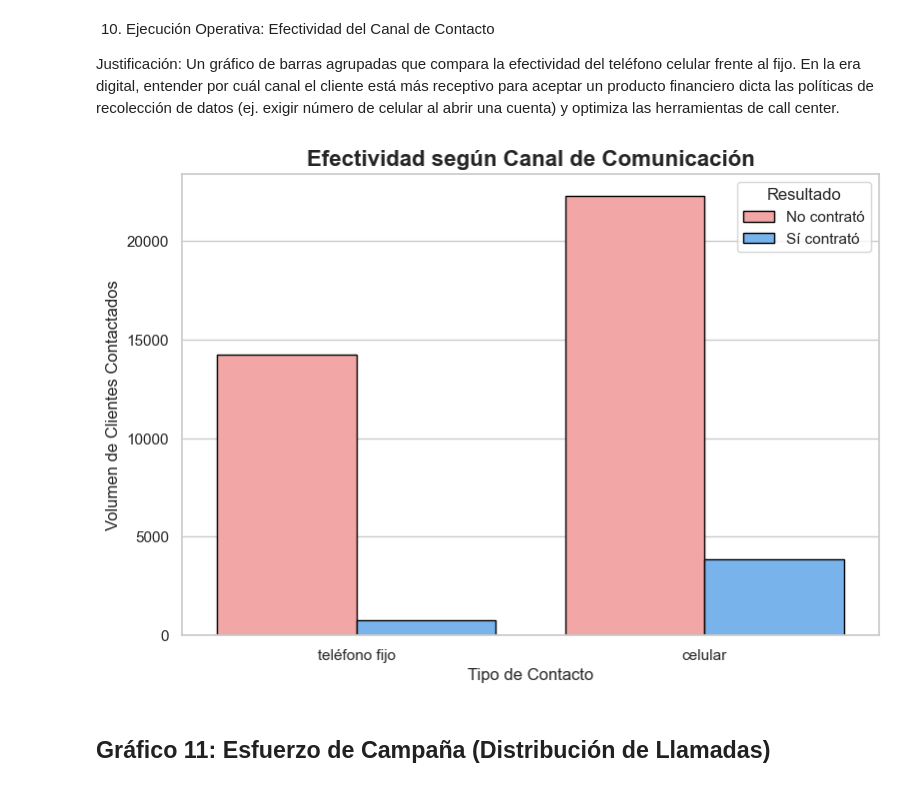
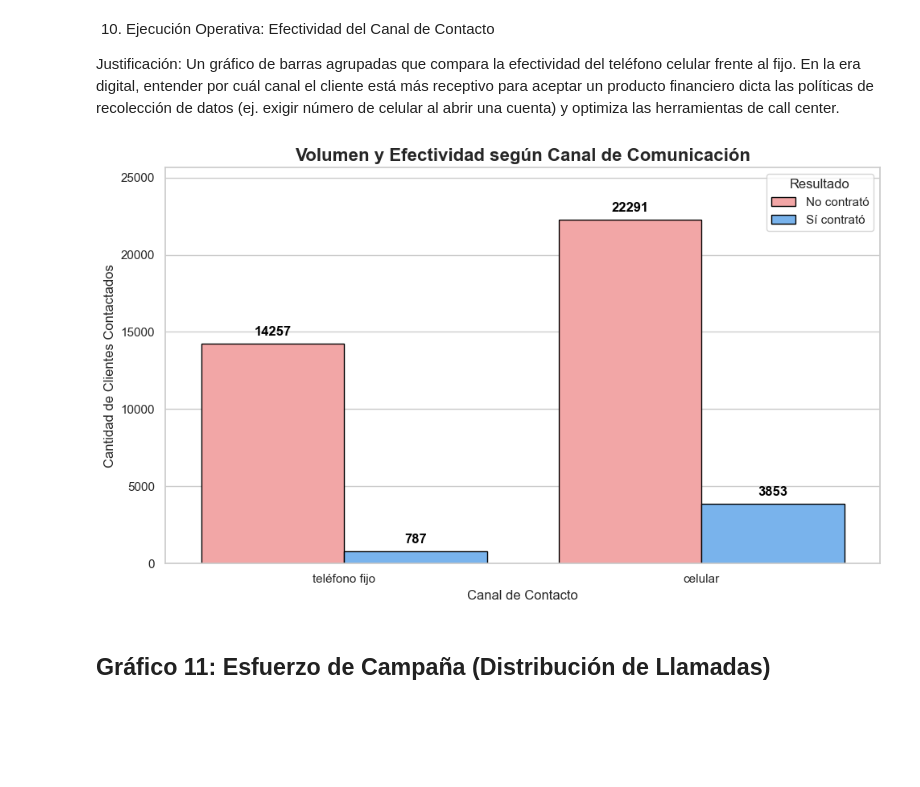
Before and after one commit to sparklyeonn/Proyecto-Preprocesamiento, a Jupyter notebook: graficos.ipynb, the cells around one changed output. Cells and saved outputs as stored; diff of their text form; code cells hidden in the pictures; blank space fills up the shorter version.

```diff
--- a/graficos.ipynb
+++ b/graficos.ipynb
@@ -206,18 +249,33 @@ Passing `palette` without assigning `hue` is deprecated and will be removed in v
 Justificación: Este gráfico de barras agrupadas responde a una hipótesis de negocio crítica: ¿Tener una deuda a largo plazo (hipoteca) frena la contratación de nuevos productos de ahorro?. Identificar este comportamiento previene que el banco gaste recursos llamando a clientes cuya carga financiera mensual les impide invertir, optimizando así la eficiencia de la campaña.
 # %%
 # Gráfico 7: Gráfico de Barras Agrupadas de housing vs y
-plt.figure(figsize=(9, 6))
+plt.figure(figsize=(10, 6))
 
-# Calculamos conteos absolutos usando countplot y la variable hue para agrupar
+# Generación del gráfico de barras agrupadas (countplot cuenta las cantidades absolutas)
 ax = sns.countplot(data=df, x='housing', hue='y', palette=['#ff9999', '#66b3ff'], edgecolor='black')
 
 plt.title('Volumen de Clientes según Crédito Hipotecario y Resultado', fontsize=16, fontweight='bold')
 plt.xlabel('¿Tiene Crédito Hipotecario?', fontsize=12)
 plt.ylabel('Cantidad de Clientes', fontsize=12)
 
-# Modificamos la leyenda para mayor claridad
+# Modificamos la leyenda para que hable en términos de negocio
 handles, _ = ax.get_legend_handles_labels()
 plt.legend(handles, ['No contrató', 'Sí contrató'], title='Resultado de Campaña')
 
+# Añadimos las cantidades exactas sobre cada barra
+for p in ax.patches:
+    altura = p.get_height()
+    # Verificamos que la altura sea un número válido (evita errores con barras vacías)
+    if not pd.isna(altura) and altura > 0:
+        valor = int(altura)
+        ax.annotate(f'{valor}', (p.get_x() + p.get_width() / 2., altura),
+                    ha='center', va='bottom', xytext=(0, 5), textcoords='offset points',
+                    fontweight='bold', color='black')
+
+# Obtenemos la altura máxima para darle un margen del 15% al eje Y y que los números no se corten
+altura_max = max([p.get_height() for p in ax.patches if not pd.isna(p.get_height())])
+plt.ylim(0, altura_max * 1.15)
+
+plt.tight_layout()
 plt.show()
 # %% [output]
@@ -300,21 +358,36 @@ Passing `palette` without assigning `hue` is deprecated and will be removed in v
 Justificación: Un gráfico de barras agrupadas que compara la efectividad del teléfono celular frente al fijo. En la era digital, entender por cuál canal el cliente está más receptivo para aceptar un producto financiero dicta las políticas de recolección de datos (ej. exigir número de celular al abrir una cuenta) y optimiza las herramientas de call center.
 # %%
 # Gráfico 10: Comparación del volumen y éxito según tipo de contacto
-plt.figure(figsize=(9, 6))
+plt.figure(figsize=(10, 6))
 
 # Usamos countplot para ver tanto el volumen de llamadas como la proporción de éxito
 ax = sns.countplot(data=df, x='contact', hue='y', palette=['#ff9999', '#66b3ff'], edgecolor='black')
 
-plt.title('Efectividad según Canal de Comunicación', fontsize=16, fontweight='bold')
-plt.xlabel('Tipo de Contacto', fontsize=12)
-plt.ylabel('Volumen de Clientes Contactados', fontsize=12)
+plt.title('Volumen y Efectividad según Canal de Comunicación', fontsize=16, fontweight='bold')
+plt.xlabel('Canal de Contacto', fontsize=12)
+plt.ylabel('Cantidad de Clientes Contactados', fontsize=12)
 
+# Ajustamos la leyenda
 handles, _ = ax.get_legend_handles_labels()
 plt.legend(handles, ['No contrató', 'Sí contrató'], title='Resultado', loc='upper right')
 
+# Añadimos las cantidades exactas sobre cada barra
+for p in ax.patches:
+    altura = p.get_height()
+    if not pd.isna(altura) and altura > 0:
+        valor = int(altura)
+        ax.annotate(f'{valor}', (p.get_x() + p.get_width() / 2., altura),
+                    ha='center', va='bottom', xytext=(0, 5), textcoords='offset points',
+                    fontweight='bold', color='black')
+
+# Ampliamos el eje Y para que los números más altos no queden cortados por el borde superior
+altura_max = max([p.get_height() for p in ax.patches if not pd.isna(p.get_height())])
+plt.ylim(0, altura_max * 1.15)
+
+plt.tight_layout()
 plt.show()
 # %% [output]
-[figure, old version]
+[figure, new version]
 # %% [markdown]
 ## Gráfico 11: Esfuerzo de Campaña (Distribución de Llamadas)
 # %% [markdown]
```
Also changed, not shown: parts of 10 cells of this notebook.
